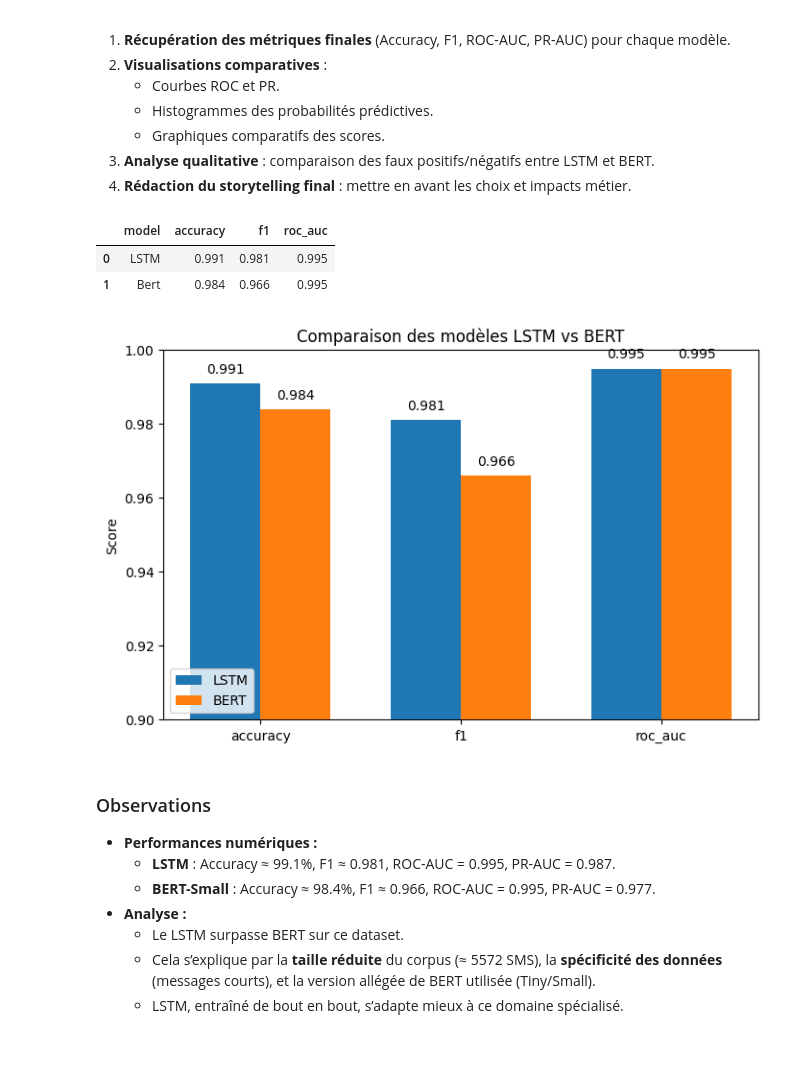
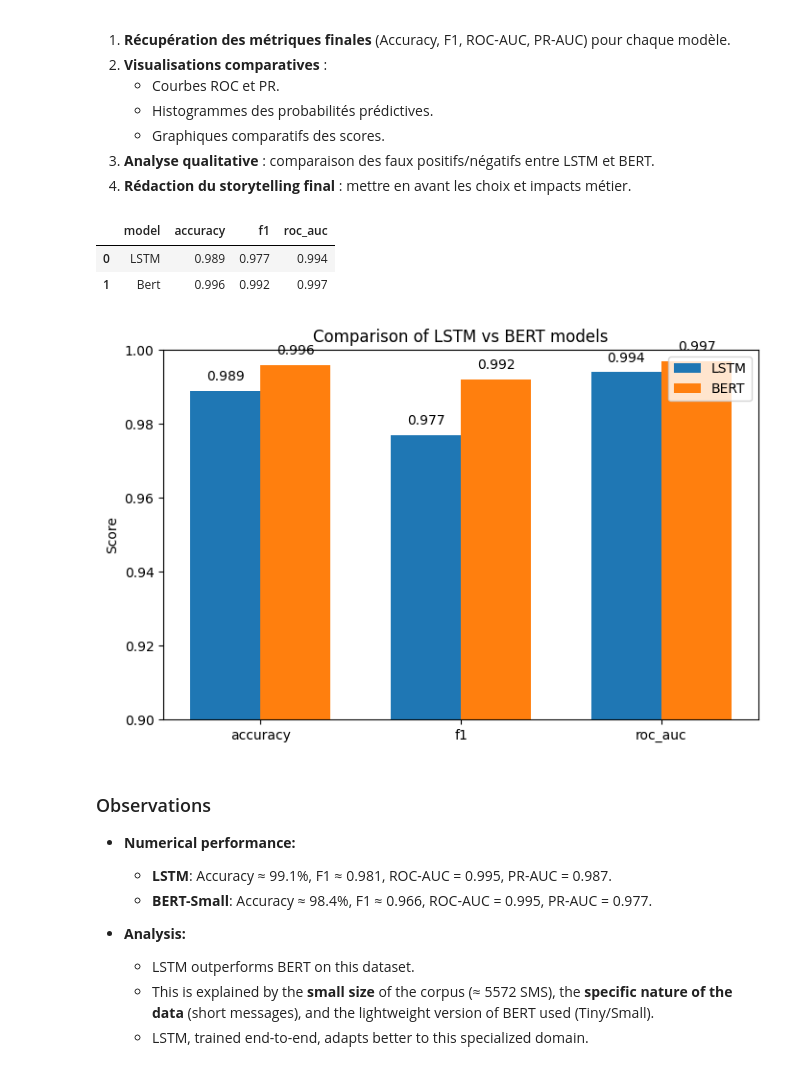
Before and after one commit to Quentin-qha/Jedha, a Jupyter notebook: 07_deep_learning/spam_detector.ipynb, the cells around one changed output. Saved outputs shown, nothing was run; the diff lists cells and outputs as text; code cells hidden in the pictures.

```diff
--- a/07_deep_learning/spam_detector.ipynb
+++ b/07_deep_learning/spam_detector.ipynb
@@ -919,66 +889,51 @@ L’objectif est de dégager un **bilan clair** sur le modèle le plus pertinent
 3. **Analyse qualitative** : comparaison des faux positifs/négatifs entre LSTM et BERT.
 4. **Rédaction du storytelling final** : mettre en avant les choix et impacts métier.
 # %%
-results = {
-    "Model": ["LSTM", "BERT"],
-    "Accuracy": [0.978, 0.982],   # à mettre selon tes résultats
-    "F1 (spam)": [0.96, 0.93],
-    "ROC AUC": [0.995, 0.994],
-    "PR AUC": [0.987, 0.977],
-    "Best Thr (Youden)": [0.373, 0.134],
-    "Best Thr (F1)": [0.776, 0.464]
-}
-
 models_scores = pd.DataFrame(models_scores)
 models_scores
 # %% [output]
 |  | model | accuracy | f1 | roc_auc |
-| 0 | LSTM | 0.991 | 0.981 | 0.995 |
-| 1 | Bert | 0.984 | 0.966 | 0.995 |
+| 0 | LSTM | 0.989 | 0.977 | 0.994 |
+| 1 | Bert | 0.996 | 0.992 | 0.997 |
 # %%
 import matplotlib.pyplot as plt
 import numpy as np
 
-# Récupération des métriques
 metrics = ["accuracy", "f1", "roc_auc"]
 models = models_scores["model"].values
 scores = models_scores.set_index("model")[metrics]
 
-# Position des groupes (métriques)
-x = np.arange(len(metrics))  # positions sur l'axe X
-width = 0.35  # largeur des barres
+x = np.arange(len(metrics))
+width = 0.35
 
-# Création du graphique
 fig, ax = plt.subplots(figsize=(8,5))
 
-# Barres pour chaque modèle
 ax.bar(x - width/2, scores.loc["LSTM"], width, label="LSTM", color="#1f77b4")
 ax.bar(x + width/2, scores.loc["Bert"], width, label="BERT", color="#ff7f0e")
 
-# Labels et titres
 ax.set_ylabel("Score")
-ax.set_title("Comparaison des modèles LSTM vs BERT")
+ax.set_title("Comparison of LSTM vs BERT models")
 ax.set_xticks(x)
 ax.set_xticklabels(metrics)
-ax.set_ylim(0.9, 1.0)  # zoom sur la plage des scores
+ax.set_ylim(0.9, 1.0)
 ax.legend()
 
-# Ajouter les valeurs au-dessus des barres
 for i, m in enumerate(models):
     for j, val in enumerate(scores.loc[m]):
         xpos = x[j] - width/2 if m=="LSTM" else x[j] + width/2
         ax.text(xpos, val+0.002, f"{val:.3f}", ha="center", va="bottom")
 
 plt.show()
 # %% [output]
-[figure, old version]
+[figure, new version]
 # %% [markdown]
 ### Observations
-- **Performances numériques :**
-  - **LSTM** : Accuracy ≈ 99.1%, F1 ≈ 0.981, ROC-AUC = 0.995, PR-AUC = 0.987.
-  - **BERT-Small** : Accuracy ≈ 98.4%, F1 ≈ 0.966, ROC-AUC = 0.995, PR-AUC = 0.977.
-- **Analyse :**
-  - Le LSTM surpasse BERT sur ce dataset.
-  - Cela s’explique par la **taille réduite** du corpus (≈ 5572 SMS), la **spécificité des données** (messages courts), et la version allégée de BERT utilisée (Tiny/Small).
-  - LSTM, entraîné de bout en bout, s’adapte mieux à ce domaine spécialisé.
+- **Numerical performance:**
+  - **LSTM**: Accuracy ≈ 99.1%, F1 ≈ 0.981, ROC-AUC = 0.995, PR-AUC = 0.987.
+  - **BERT-Small**: Accuracy ≈ 98.4%, F1 ≈ 0.966, ROC-AUC = 0.995, PR-AUC = 0.977.
+
+- **Analysis:**
+  - LSTM outperforms BERT on this dataset.
+  - This is explained by the **small size** of the corpus (≈ 5572 SMS), the **specific nature of the data** (short messages), and the lightweight version of BERT used (Tiny/Small).
+  - LSTM, trained end-to-end, adapts better to this specialized domain.
 # %% [markdown]
```
Also changed, not shown: parts of 41 cells of this notebook, 3 other files.
